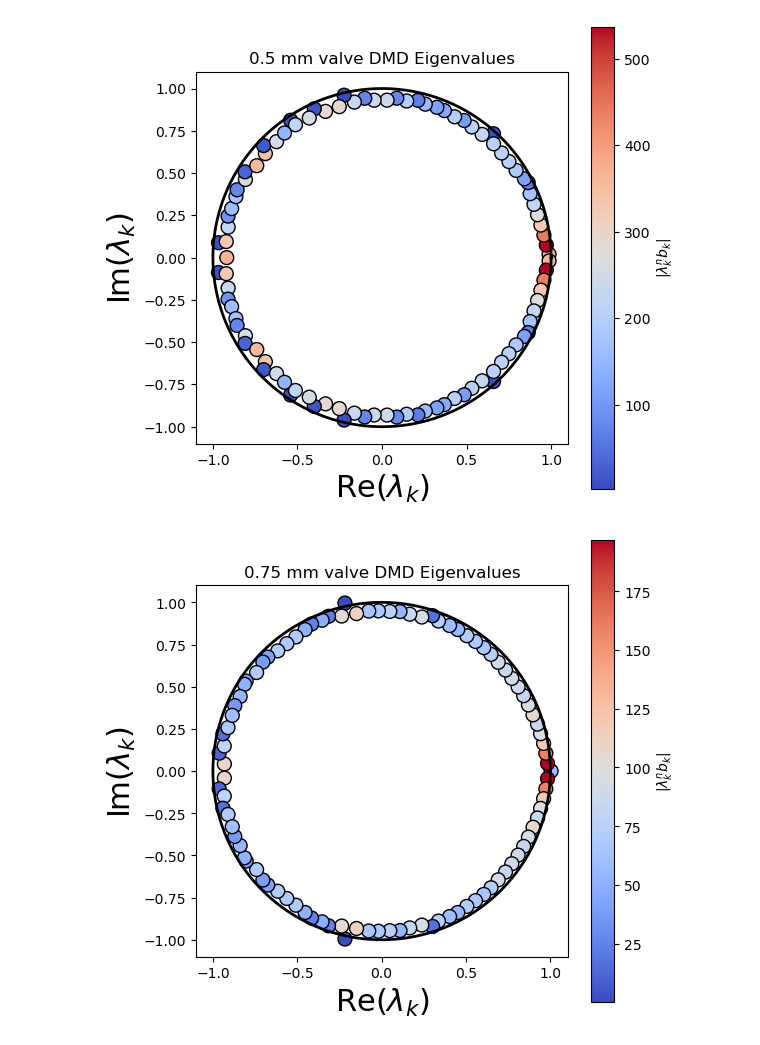
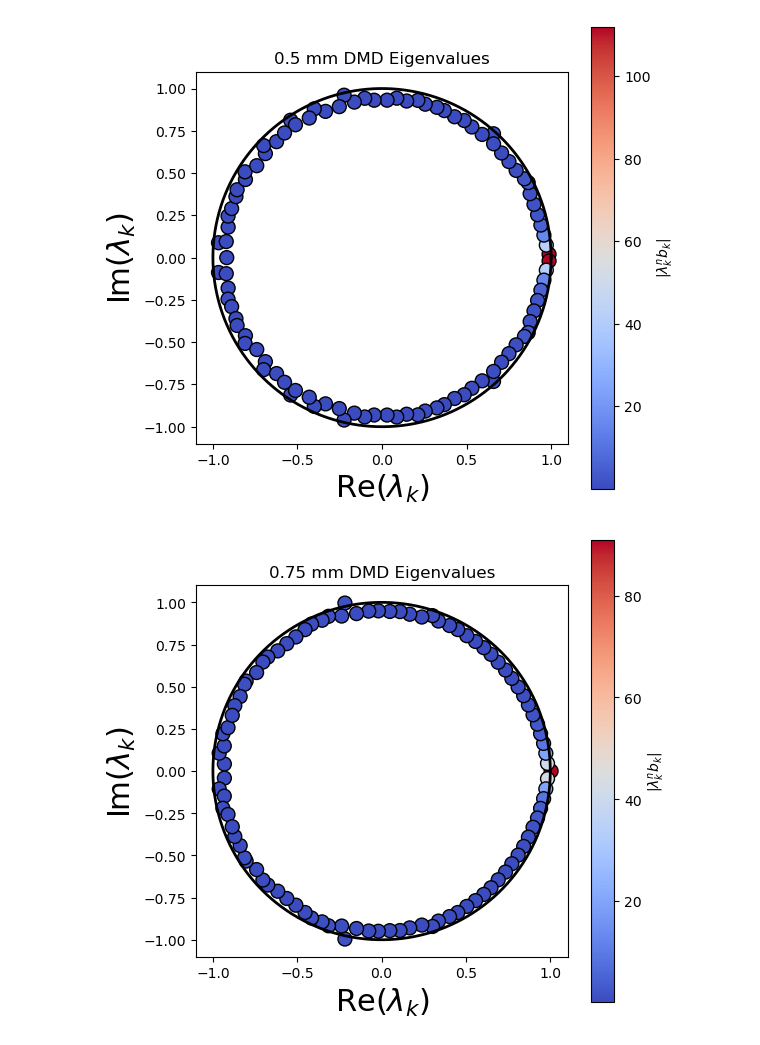
Before and after one commit to mquan2k2/ROM-Heart-Valve, a Jupyter notebook: makePlots.ipynb, the cells around one changed output. Cells and saved outputs as stored; diff of their text form; code cells hidden in the pictures.

Commit message:
made some updates to plotting code and computing DMD energies

```diff
--- a/makePlots.ipynb
+++ b/makePlots.ipynb
@@ -482,12 +560,12 @@ if __name__ == "__main__":
     #                             sv_tol=None)
 
     # DMD Plots
-    plot_eigs_on_unit_circle(["Valve_0.3mm", "Valve_0.5mm", "Valve_0.75mm"],["0.3 mm", "0.5 mm", "0.75 mm"],n=1, cmap='coolwarm') # Not tested yet!
+    plot_eigs_on_unit_circle(["Valve_0.3mm", "Valve_0.5mm", "Valve_0.75mm"],["0.3 mm", "0.5 mm", "0.75 mm"],n=100, cmap='coolwarm') # Not tested yet!
 
-    plot_dmd_temporal_modes_panel(["Valve_0.3mm", "Valve_0.5mm", "Valve_0.75mm"],["0.3 mm", "0.5 mm", "0.75 mm"], 0.008, 4,
-                                 saveName="DMD_temporal_modes.png",
-                                 invert_signs=None,
-                                 num_time_steps=100)
+    # plot_dmd_temporal_modes_panel(["Valve_0.3mm", "Valve_0.5mm", "Valve_0.75mm"],["0.3 mm", "0.5 mm", "0.75 mm"], 0.008, 4,
+    #                              saveName="DMD_temporal_modes.png",
+    #                              invert_signs=None,
+    #                              num_time_steps=100)
 
     # Shannon Entropy Plots
     # plot_bending_rigidity_vs_entropy(
@@ -508,2 +586,2 @@ if __name__ == "__main__":
-[figure, old version]
+[figure, new version]
-[figure, old version]
+[figure, new version]
```
Also changed, not shown: parts of 2 cells of this notebook, 1 other file.
